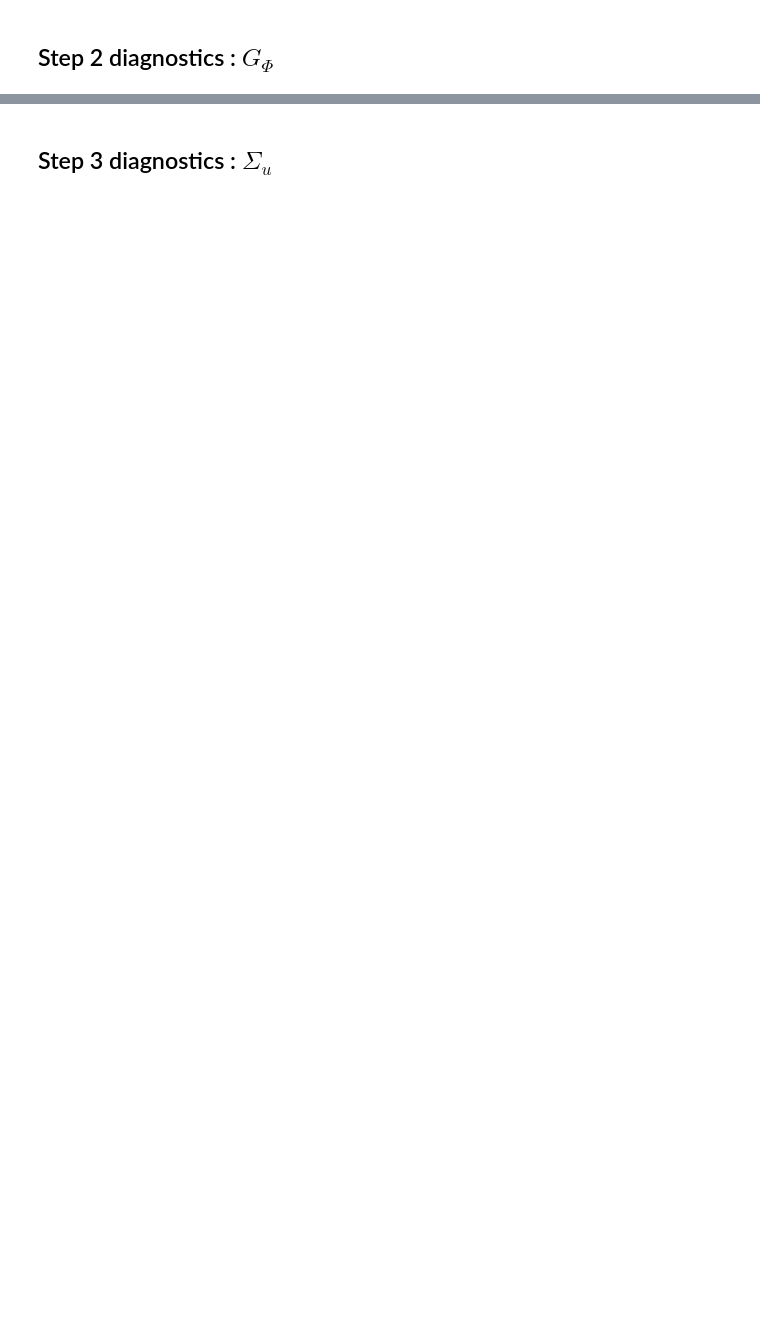
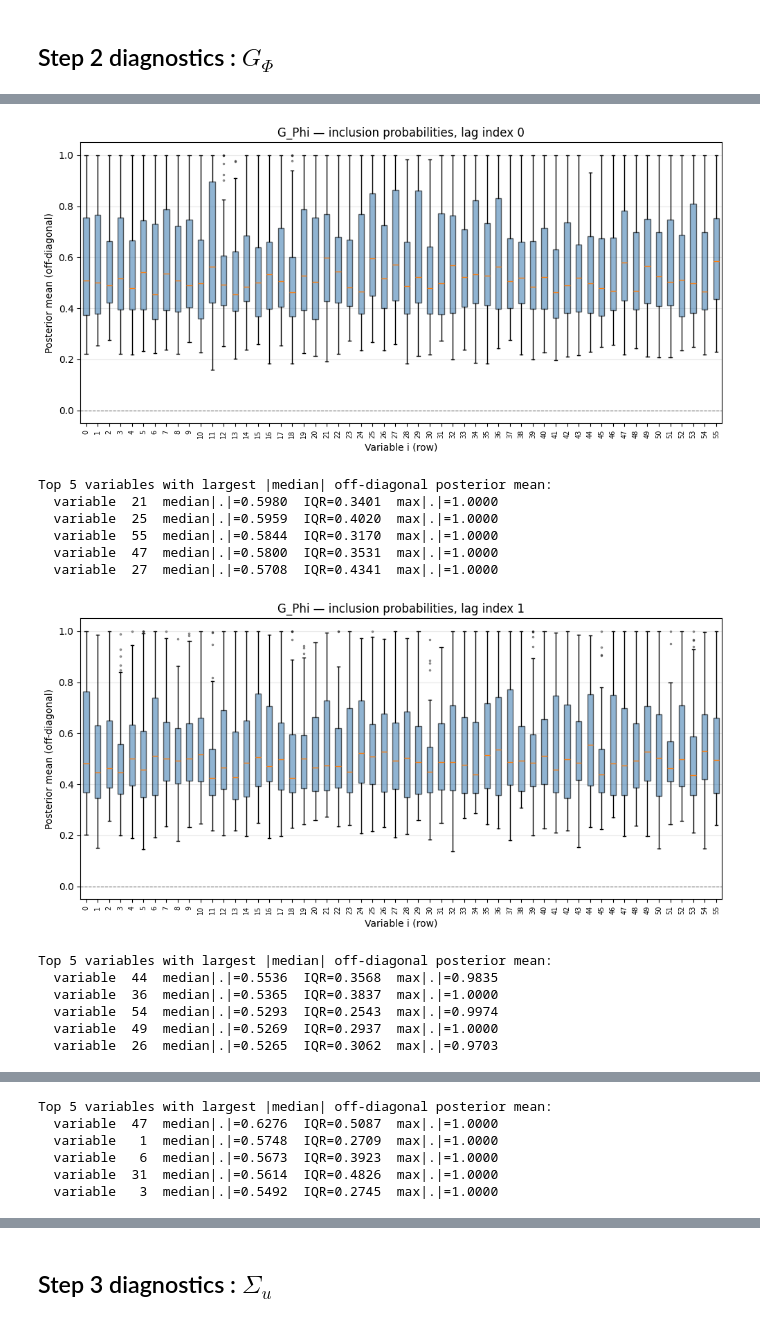
Before and after one commit to Silvia-Guidi/tesi, a Jupyter notebook: notebooks/diagnostics.ipynb, the cells around one changed output, grey strips where cells are left out. Drawn from its saved outputs; the diff is of its cells as text; code cells hidden in the pictures; blank space fills up the shorter version.

```diff
--- a/notebooks/diagnostics.ipynb
+++ b/notebooks/diagnostics.ipynb
@@ -517,13 +514,3 @@ plt.show()
-# %%
-for s in range(n_lags):
-    # Focus on arcs that were active at least once
-    touched = (samples_all['G_Phi'][:, :, s, :].sum(axis=2) > 0).astype(int)
-    if touched.sum() == 0:
-        print(f"Lag index {s}: no arc was ever active — ACF skipped")
-        continue
-    plot_acf_grid(samples_all['G_phi'][:, :, s, :],
-                  touched,
-                  f"G_Phi — ACF per arc, lag index {s}")
 # %%
 for s in range(n_lags):
     plot_ess_histogram(samples_all['G_Phi'][:, :, s, :],
@@ -532,6 +528,20 @@ for s in range(n_lags):
 # %%
 for s in range(n_lags):
     plot_posterior_boxplot(samples_all['G_Phi'][:, :, s, :],
                            f"G_Phi — inclusion probabilities, lag index {s}",
-                           allowed_mask=all_ones_mask,
-                           binary=True)
+                           allowed_mask=all_ones_mask)
+# %% [output]
+[figure, added]
+Top 5 variables with largest |median| off-diagonal posterior mean:
+  variable  21  median|.|=0.5980  IQR=0.3401  max|.|=1.0000
+  variable  25  median|.|=0.5959  IQR=0.4020  max|.|=1.0000
+  variable  55  median|.|=0.5844  IQR=0.3170  max|.|=1.0000
+  variable  47  median|.|=0.5800  IQR=0.3531  max|.|=1.0000
+  variable  27  median|.|=0.5708  IQR=0.4341  max|.|=1.0000
+[figure, added]
+Top 5 variables with largest |median| off-diagonal posterior mean:
+  variable  44  median|.|=0.5536  IQR=0.3568  max|.|=0.9835
+  variable  36  median|.|=0.5365  IQR=0.3837  max|.|=1.0000
+  variable  54  median|.|=0.5293  IQR=0.2543  max|.|=0.9974
+  variable  49  median|.|=0.5269  IQR=0.2937  max|.|=1.0000
+  variable  26  median|.|=0.5265  IQR=0.3062  max|.|=0.9703
@@ -537,0 +549,6 @@ for s in range(n_lags):
+Top 5 variables with largest |median| off-diagonal posterior mean:
+  variable  47  median|.|=0.6276  IQR=0.5087  max|.|=1.0000
+  variable   1  median|.|=0.5748  IQR=0.2709  max|.|=1.0000
+  variable   6  median|.|=0.5673  IQR=0.3923  max|.|=1.0000
+  variable  31  median|.|=0.5614  IQR=0.4826  max|.|=1.0000
+  variable   3  median|.|=0.5492  IQR=0.2745  max|.|=1.0000
```
Also changed, not shown: parts of 27 cells of this notebook, 1 other file.
